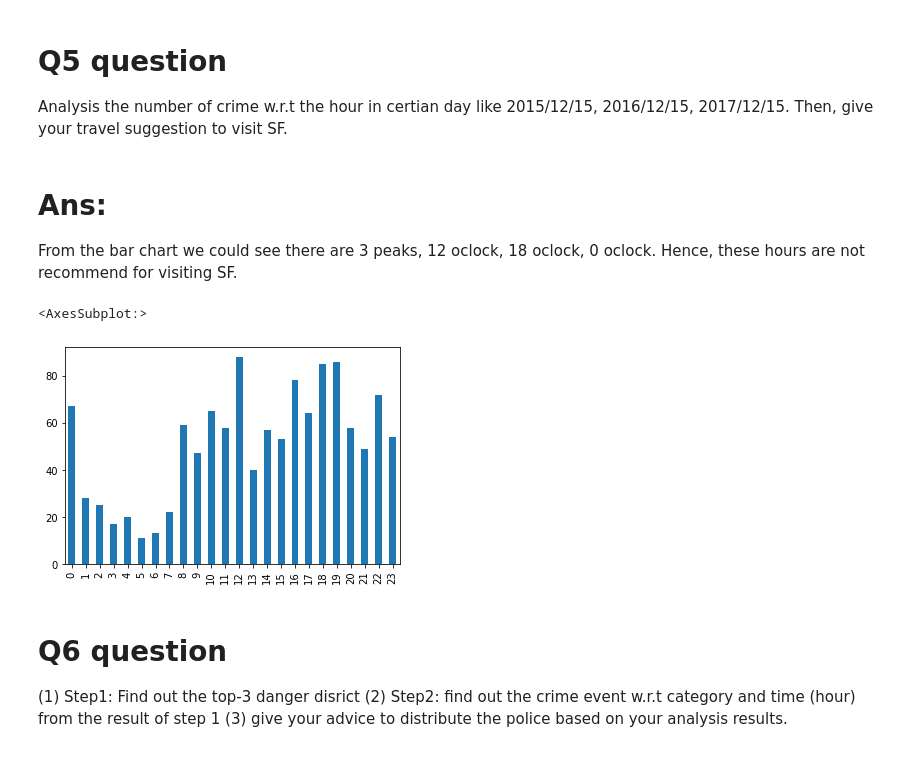
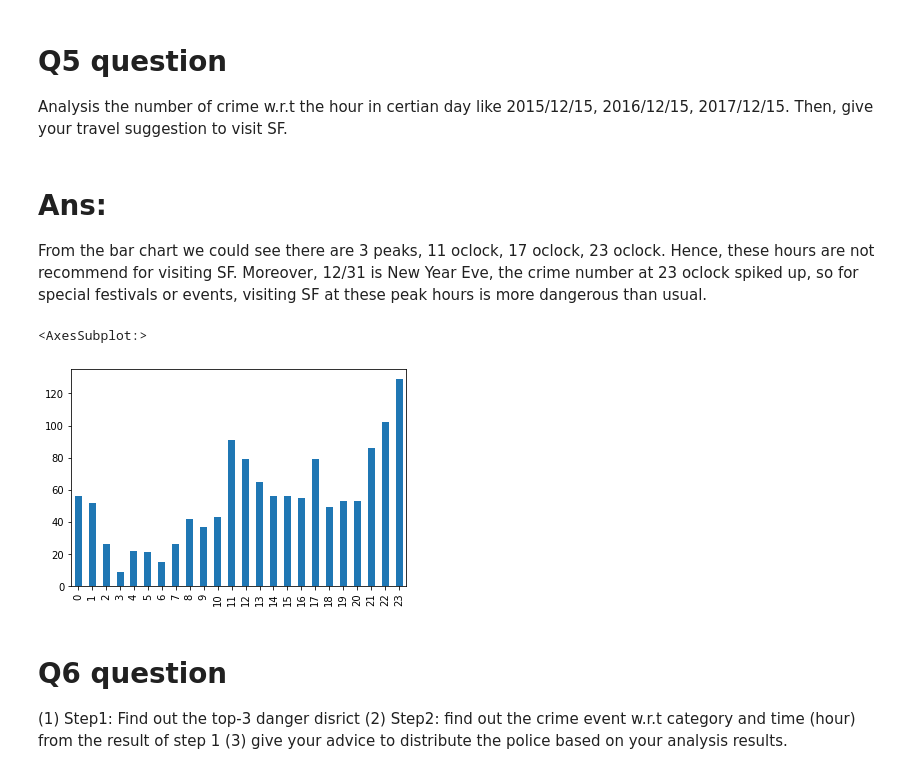
Before and after one commit to Onenightcarnival/SF-Crime-Data, a Jupyter notebook: sf-crime-pd.ipynb, the cells around one changed output. Cells and saved outputs as stored; diff of their text form; code cells hidden in the pictures.

```diff
--- a/sf-crime-pd.ipynb
+++ b/sf-crime-pd.ipynb
@@ -145,16 +145,16 @@ for i in [2015, 2016, 2017, 2018]:
 Analysis the number of crime w.r.t the hour in certian day like 2015/12/15, 2016/12/15, 2017/12/15. Then, give your travel suggestion to visit SF.
 # %% [markdown]
 # Ans:
-From the bar chart we could see there are 3 peaks, 12 oclock, 18 oclock, 0 oclock. Hence, these hours are not recommend for visiting SF.
+From the bar chart we could see there are 3 peaks, 11 oclock, 17 oclock, 23 oclock. Hence, these hours are not recommend for visiting SF. Moreover, 12/31 is New Year Eve, the crime number at 23 oclock spiked up, so for special festivals or events, visiting SF at these peak hours is more dangerous than usual.
 # %%
 q5_ans = df[['Date', 'Time']][pd.DatetimeIndex(df['Date']).year >= 2015]
 q5_ans = q5_ans[pd.DatetimeIndex(q5_ans['Date']).month == 12]
-q5_ans = q5_ans[pd.DatetimeIndex(q5_ans['Date']).day == 15]
+q5_ans = q5_ans[pd.DatetimeIndex(q5_ans['Date']).day == 31]
 q5_ans['Time'] = pd.to_datetime(q5_ans['Time'], format='%H:%M').dt.hour
 q5_ans['Time'].value_counts().sort_index().plot(kind = 'bar')
 # %% [output]
 <AxesSubplot:>
-[figure, old version]
+[figure, new version]
 # %% [markdown]
 # Q6 question
 (1) Step1: Find out the top-3 danger disrict
```
Also changed, not shown: parts of 6 cells of this notebook.
